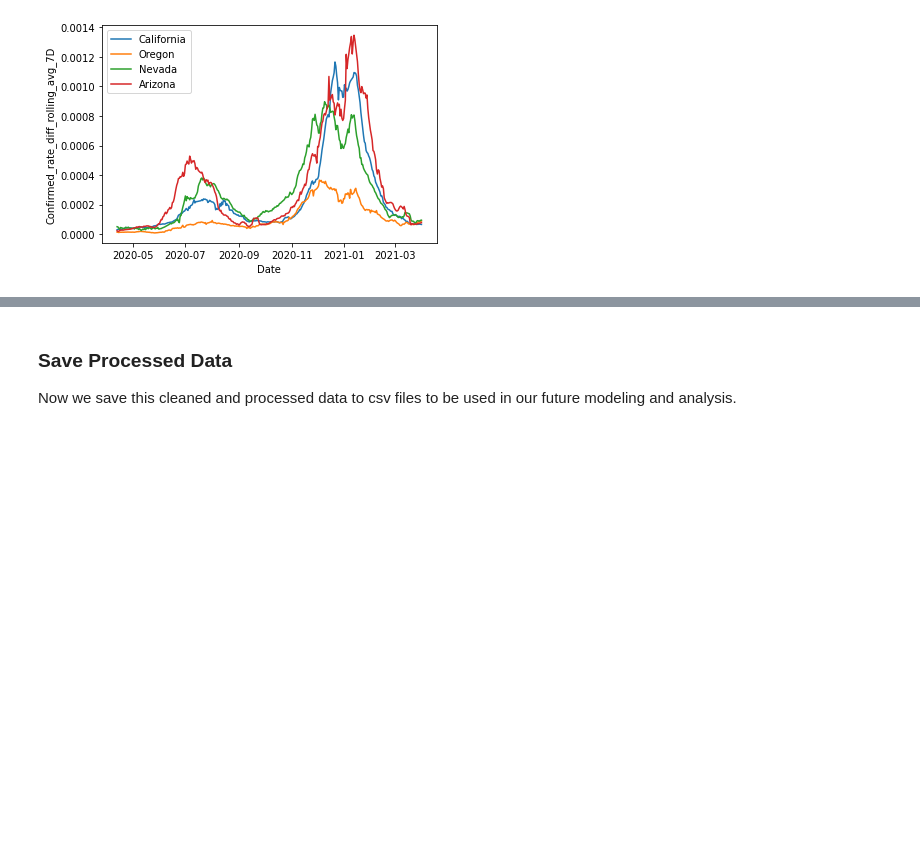
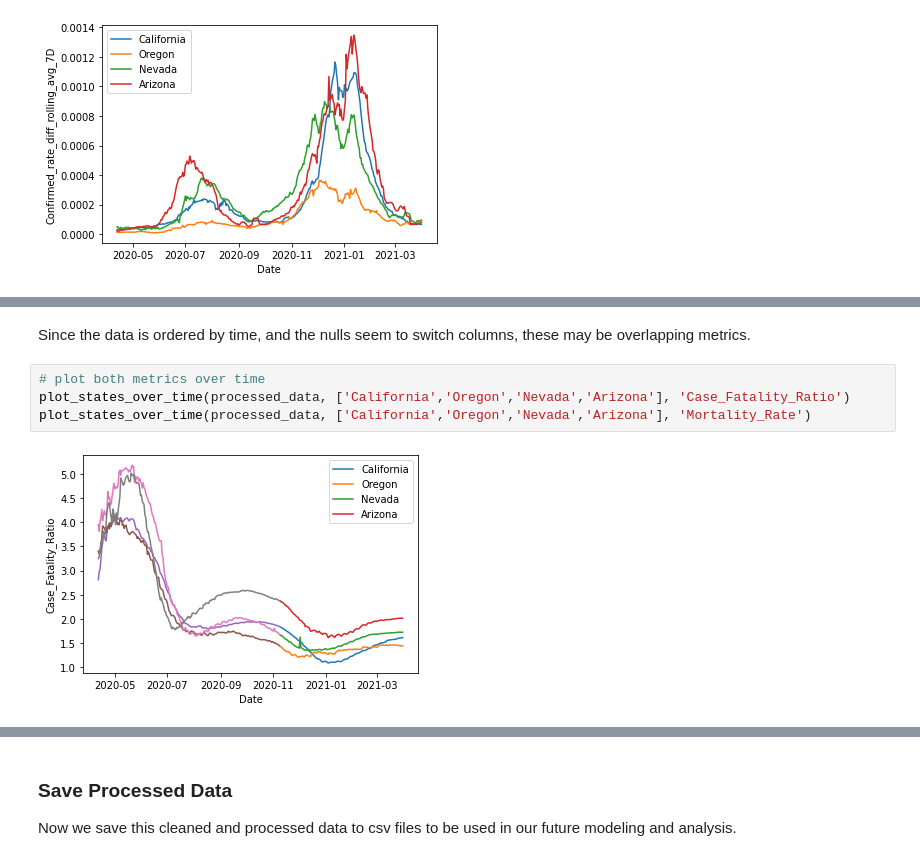
Before and after one commit to amichaelsen/COVID_project, a Jupyter notebook: analysis/covid_data_processing.ipynb, the cells around one changed output, grey strips where cells are left out. Cells and saved outputs as stored; diff of their text form; blank space fills up the shorter version.

```diff
--- a/analysis/covid_data_processing.ipynb
+++ b/analysis/covid_data_processing.ipynb
@@ -423,0 +452,8 @@ plot_states_over_time(processed_data, ['California','Oregon','Nevada','Arizona']
+# %% [markdown]
+Since the data is ordered by time, and the nulls seem to switch columns, these may be overlapping metrics.
+# %%
+# plot both metrics over time
+plot_states_over_time(processed_data, ['California','Oregon','Nevada','Arizona'], 'Case_Fatality_Ratio')
+plot_states_over_time(processed_data, ['California','Oregon','Nevada','Arizona'], 'Mortality_Rate')
+# %% [output]
+[figure, added]
```
Also changed, not shown: parts of 10 cells of this notebook, 1 other file.
